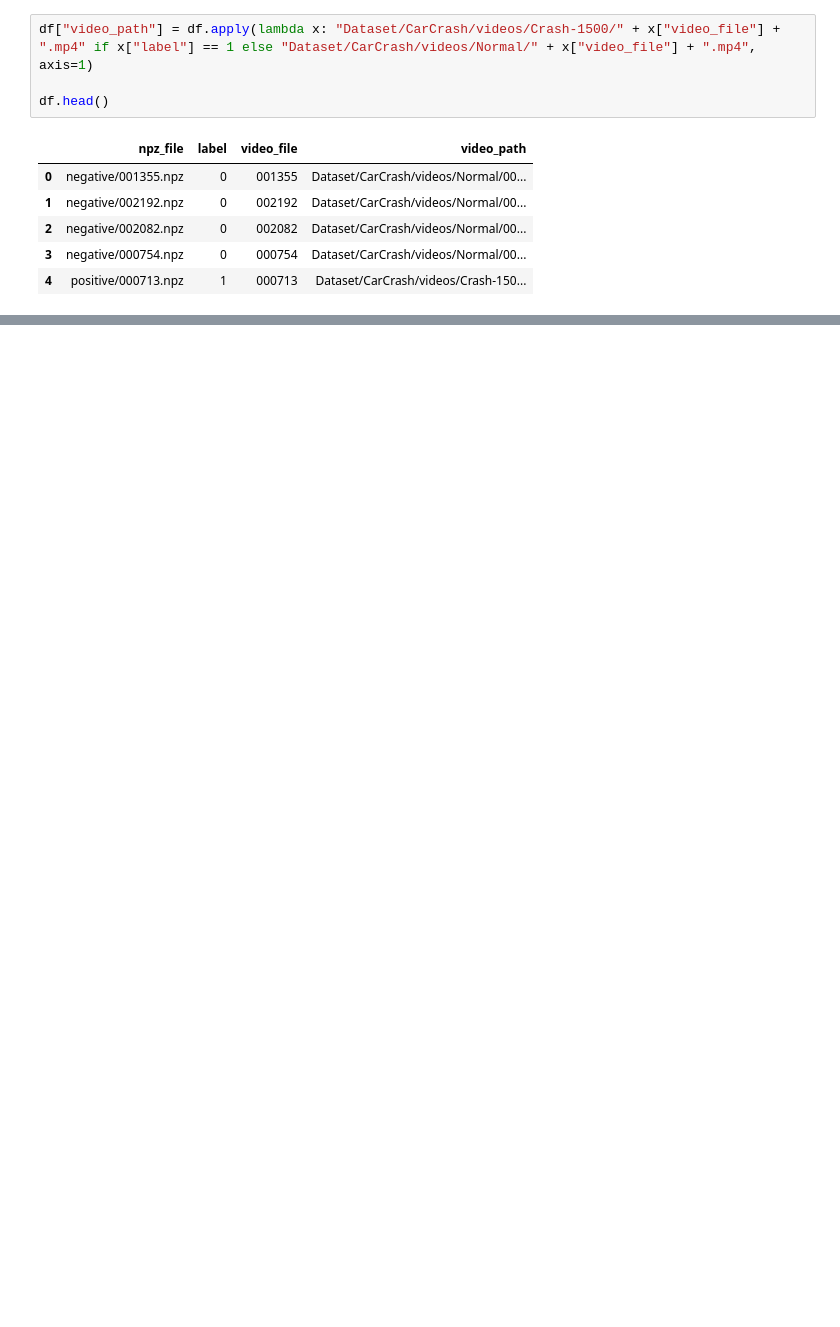
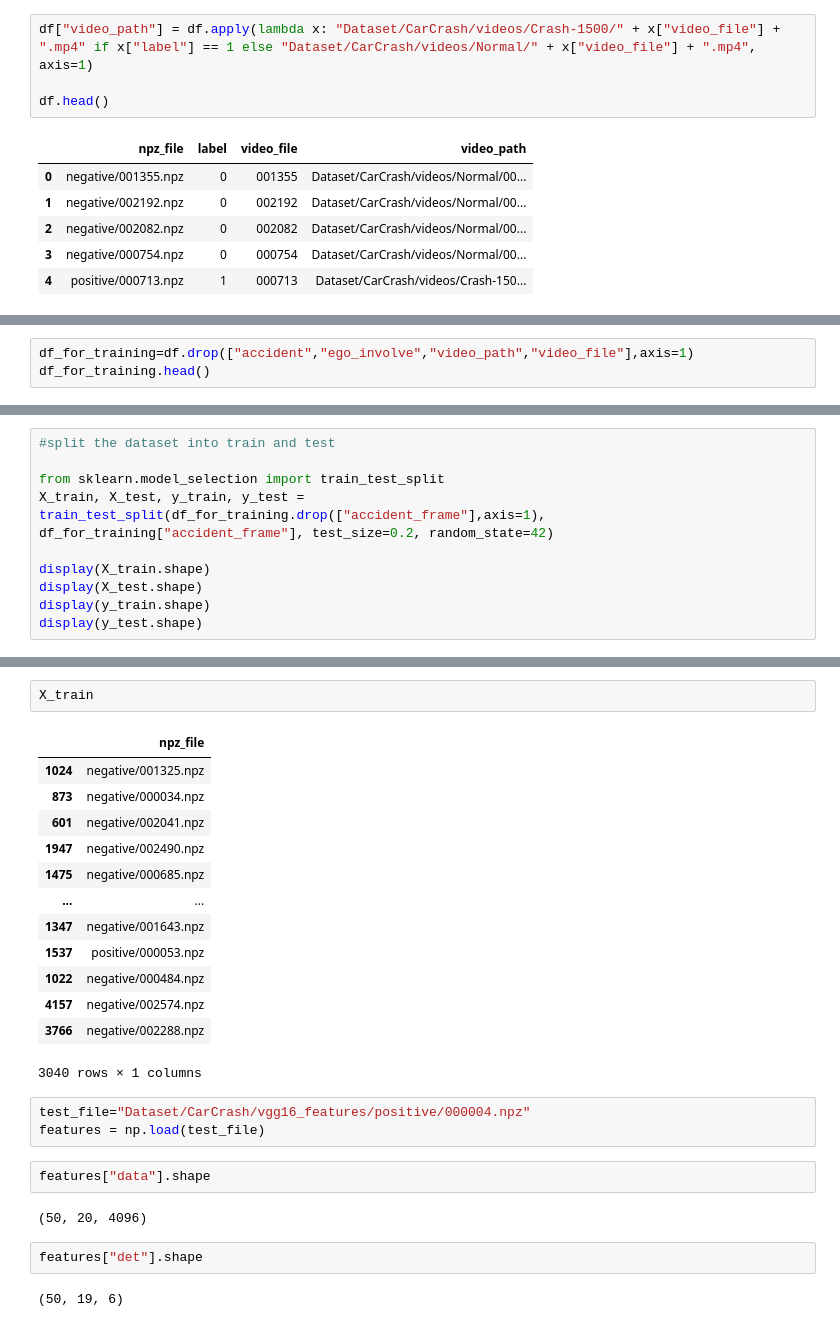
Before and after one commit to alexismarie8314/PFE_RECHERCHE_VOITURE, a Jupyter notebook: test.ipynb, the cells around one changed output, grey strips where cells are left out. Drawn from its saved outputs; the diff is of its cells as text; blank space fills up the shorter version.

```diff
--- a/test.ipynb
+++ b/test.ipynb
@@ -246,0 +261,3 @@ Name: count, dtype: int64
+# %%
+df_for_training=df.drop(["accident","ego_involve","video_path","video_file"],axis=1)
+df_for_training.head()
@@ -246,0 +274,10 @@ Name: count, dtype: int64
+# %%
+#split the dataset into train and test
+
+from sklearn.model_selection import train_test_split
+X_train, X_test, y_train, y_test = train_test_split(df_for_training.drop(["accident_frame"],axis=1), df_for_training["accident_frame"], test_size=0.2, random_state=42)
+
+display(X_train.shape)
+display(X_test.shape)
+display(y_train.shape)
+display(y_test.shape)
@@ -246,0 +297,27 @@ Name: count, dtype: int64
+# %%
+X_train
+# %% [output]
+|  | npz_file |
+| 1024 | negative/001325.npz |
+| 873 | negative/000034.npz |
+| 601 | negative/002041.npz |
+| 1947 | negative/002490.npz |
+| 1475 | negative/000685.npz |
+| ... | ... |
+| 1347 | negative/001643.npz |
+| 1537 | positive/000053.npz |
+| 1022 | negative/000484.npz |
+| 4157 | negative/002574.npz |
+| 3766 | negative/002288.npz |
+3040 rows × 1 columns
+# %%
+test_file="Dataset/CarCrash/vgg16_features/positive/000004.npz"
+features = np.load(test_file)
+# %%
+features["data"].shape
+# %% [output]
+(50, 20, 4096)
+# %%
+features["det"].shape
+# %% [output]
+(50, 19, 6)
```
Also changed, not shown: parts of 31 cells of this notebook.
